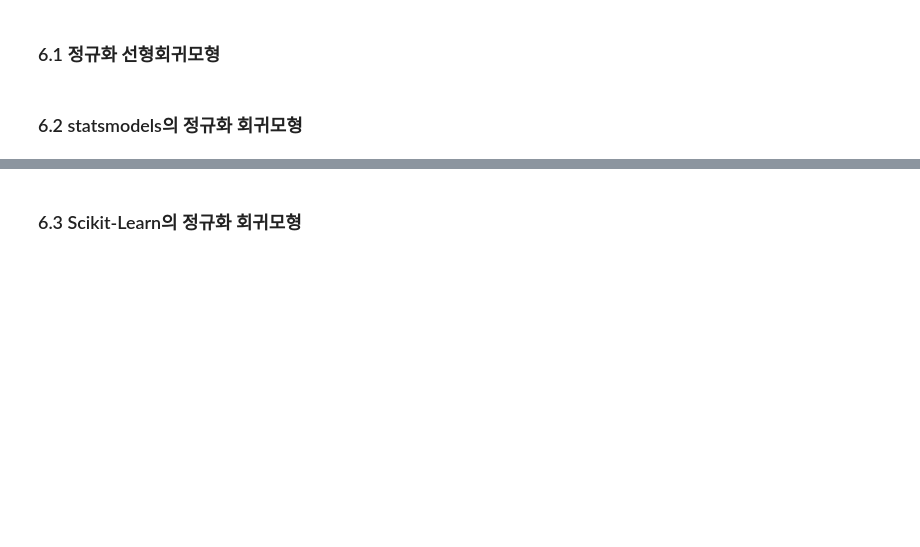
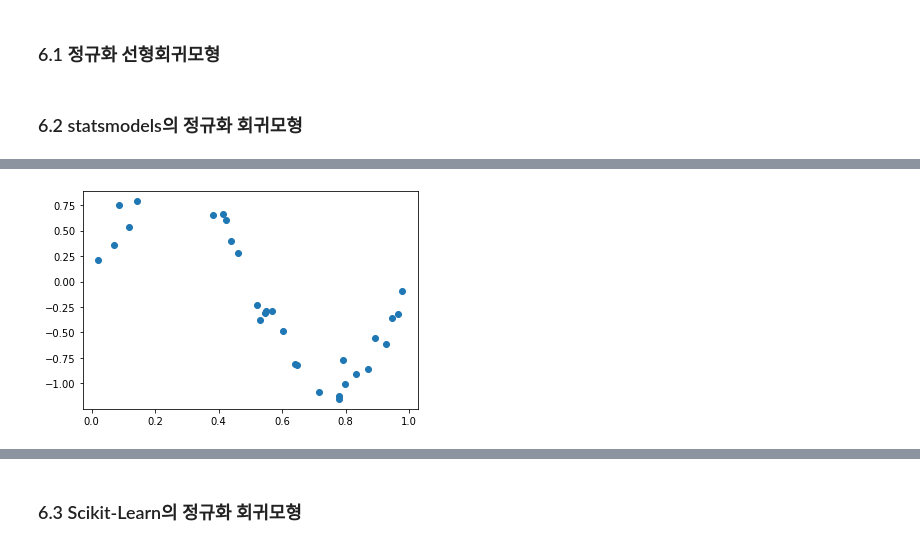
Before and after one commit to lucio-karin0506/SaltLux-Project, a Jupyter notebook: Machine Learning/Machine learning lecture/2장. 회귀분석.ipynb, the cells around one changed output, grey strips where cells are left out. Drawn from its saved outputs; the diff is of its cells as text; code cells hidden in the pictures; blank space fills up the shorter version.

```diff
--- a/Machine Learning/Machine learning lecture/2장. 회귀분석.ipynb
+++ b/Machine Learning/Machine learning lecture/2장. 회귀분석.ipynb
@@ -334,2 +337,11 @@ plt.show()
 # %% [markdown]
 ### 6.2 statsmodels의 정규화 회귀모형
+# %%
+import numpy as np
+n_samples = 30
+np.random.seed(0)
+
+X = np.sort(np.random.rand(n_samples))
+y = np.sin(2*np.pi * X) + np.random.randn(n_samples) * 0.1
+
+X, y
@@ -335,0 +361,8 @@ plt.show()
+# %%
+import matplotlib.pyplot as plt
+%matplotlib inline
+
+plt.scatter(X, y)
+plt.show()
+# %% [output]
+[figure, added]
```
Also changed, not shown: parts of 22 cells of this notebook.
